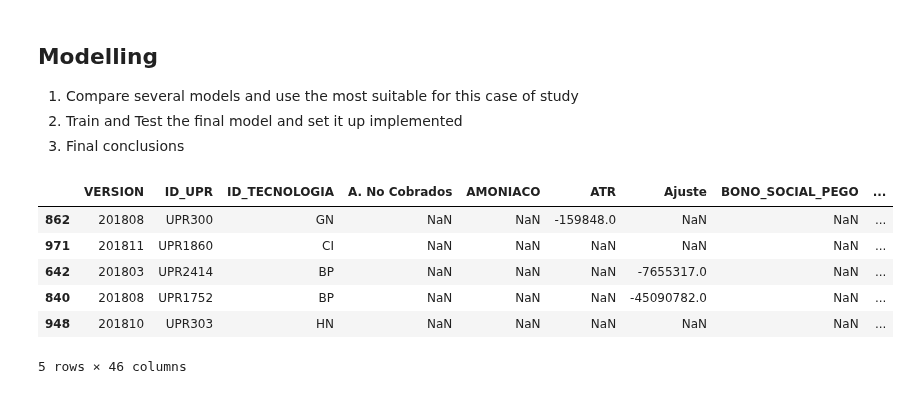
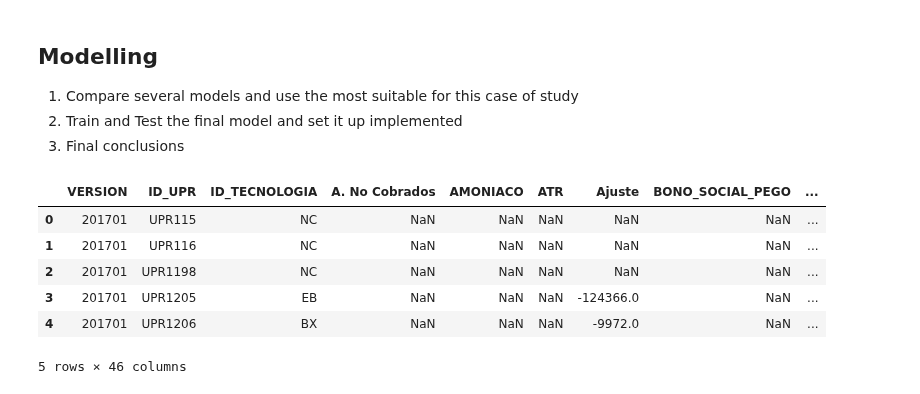
Before and after one commit to davescusope/TFM_Data_Science, a Jupyter notebook: 05. Modeling.ipynb, the cells around one changed output. Cells and saved outputs as stored; diff of their text form; code cells hidden in the pictures.

```diff
--- a/05. Modeling.ipynb
+++ b/05. Modeling.ipynb
@@ -15,11 +16,11 @@ from pathlib import Path
 # %%
 df_modelize = pd.read_csv(Path.cwd() / 'Outputs' / 'DF_MODELIZE.csv', sep = ';', header = 0 , encoding = "ISO-8859-1",decimal=',')
-df_modelize.sample(5)
+df_modelize.head(5)
 # %% [output]
 |  | VERSION | ID_UPR | ID_TECNOLOGIA | A. No Cobrados | AMONIACO | ATR | Ajuste | BONO_SOCIAL_PEGO | ... |
-| 862 | 201808 | UPR300 | GN | NaN | NaN | -159848.0 | NaN | NaN | ... |
-| 971 | 201811 | UPR1860 | CI | NaN | NaN | NaN | NaN | NaN | ... |
-| 642 | 201803 | UPR2414 | BP | NaN | NaN | NaN | -7655317.0 | NaN | ... |
-| 840 | 201808 | UPR1752 | BP | NaN | NaN | NaN | -45090782.0 | NaN | ... |
-| 948 | 201810 | UPR303 | HN | NaN | NaN | NaN | NaN | NaN | ... |
+| 0 | 201701 | UPR115 | NC | NaN | NaN | NaN | NaN | NaN | ... |
+| 1 | 201701 | UPR116 | NC | NaN | NaN | NaN | NaN | NaN | ... |
+| 2 | 201701 | UPR1198 | NC | NaN | NaN | NaN | NaN | NaN | ... |
+| 3 | 201701 | UPR1205 | EB | NaN | NaN | NaN | -124366.0 | NaN | ... |
+| 4 | 201701 | UPR1206 | BX | NaN | NaN | NaN | -9972.0 | NaN | ... |
 5 rows × 46 columns
```
Also changed, not shown: parts of 13 cells of this notebook, 3 other files.
